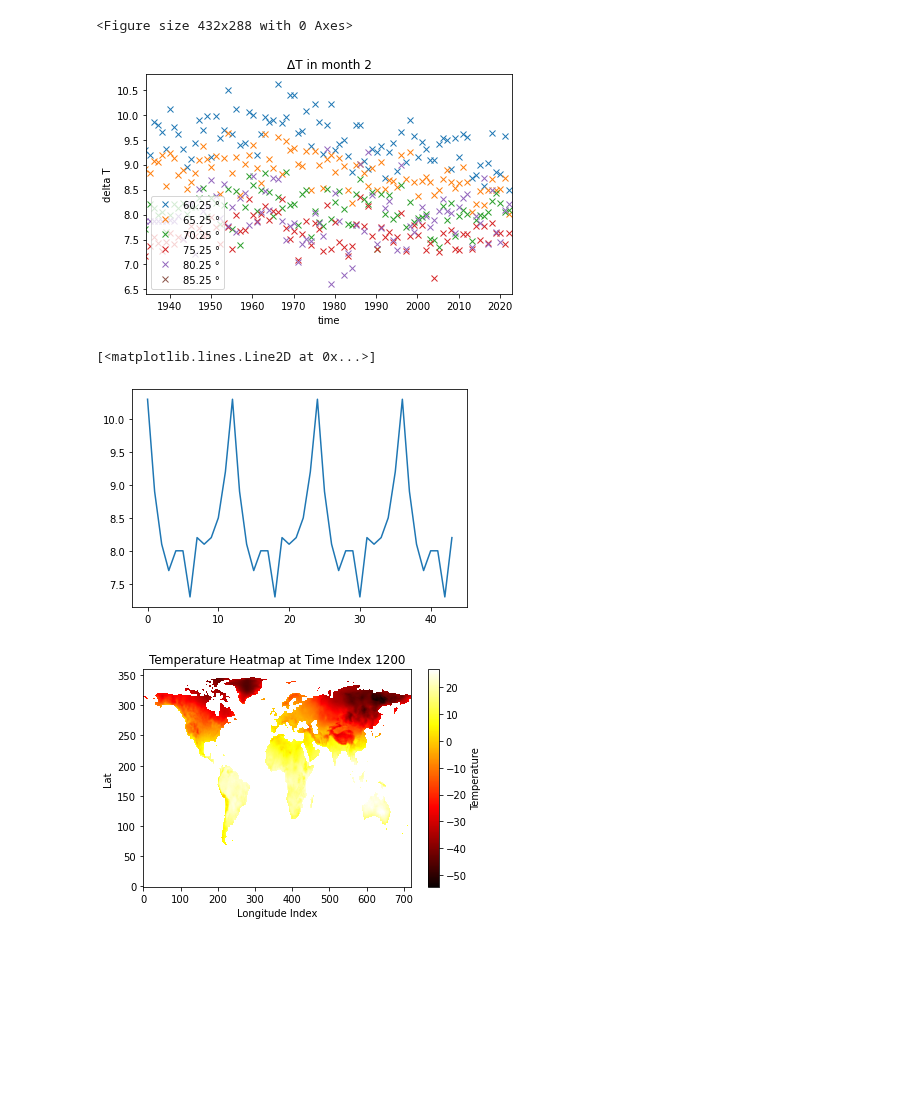
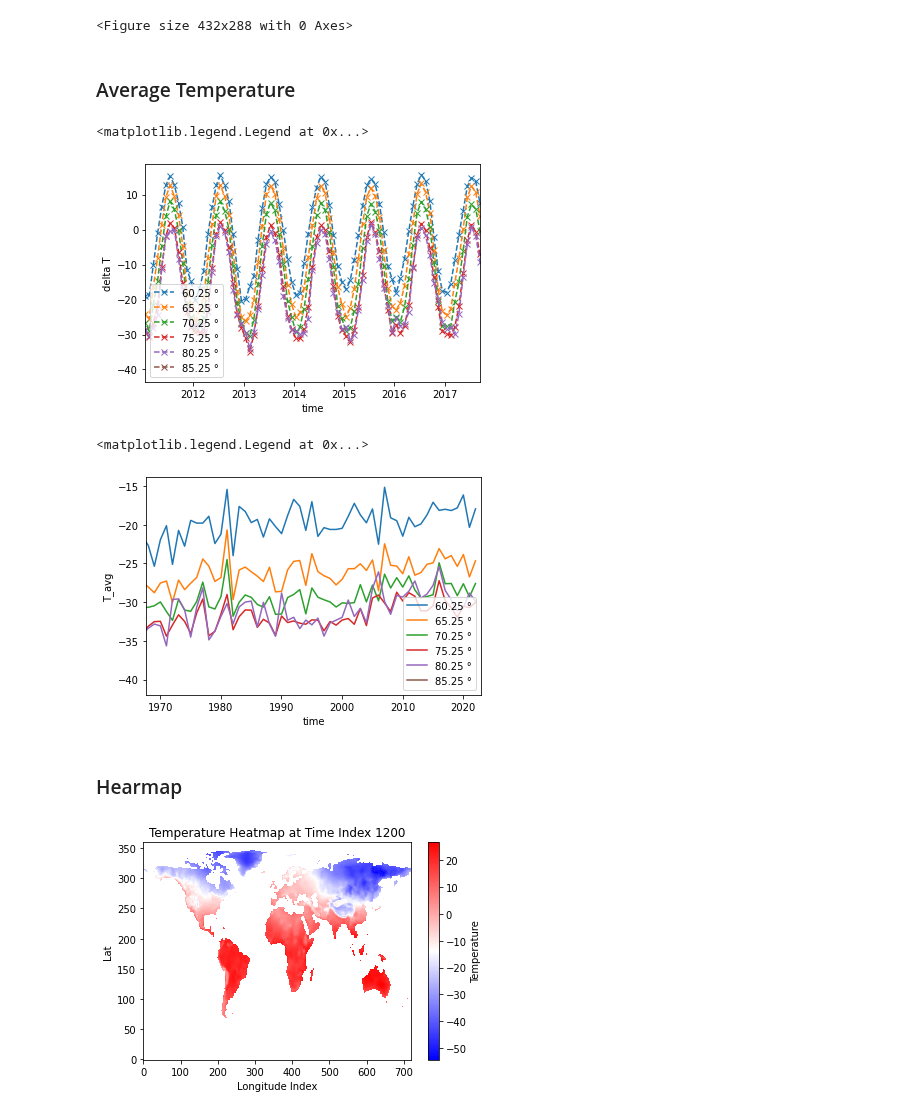
Before and after one commit to LeoausderDose/Praktikum_AWI, a Jupyter notebook: ImportTMax.ipynb, the cells around one changed output. Drawn from its saved outputs; the diff is of its cells as text; code cells hidden in the pictures; blank space fills up the shorter version.

Commit message:
Avg Plots

```diff
--- a/ImportTMax.ipynb
+++ b/ImportTMax.ipynb
@@ -102,7 +106,7 @@ plt.legend(loc = 3)
 # %%
 # Nach Jahreszeiten selektiert Januar
 
-for i in steps:
+for i in latitude:
     plt.plot(time_values[::12], temperature_difference_Lat.sel(lat = str(i))[::12], label = str(i)+' °')
 
 plt.xlabel('time')
@@ -116,7 +120,7 @@ plt.legend(loc = 3)
 # %%
 # Nach Jahreszeiten selektiert Januar
 
-for i in steps:
+for i in latitude:
     plt.plot(time_values[::12], temperature_difference_Lat.sel(lat = str(i))[::12],ls = '', marker = 'x', label = str(i)+' °')
 
 plt.xlabel('time')
@@ -131,7 +135,7 @@ plt.legend(loc = 3)
 # Nach Jahreszeiten selektiert Januar
 month = 1
 
-for i in steps:
+for i in latitude:
     plt.plot(select_every_12th_with_start(time_values,month), select_every_12th_with_start(temperature_difference_Lat.sel(lat = str(i)),month), label = str(i)+' °')
 
 plt.xlabel('time')
@@ -167,10 +171,10 @@ plt.tight_layout
 # %%
 import matplotlib.pyplot as plt
 
-# Assuming you have defined steps, time_values, and temperature_difference_Lat somewhere above
+# Assuming you have defined latitude, time_values, and temperature_difference_Lat somewhere above
 
 for month in range(1, 13):
-    for i in steps:
+    for i in latitude:
         plt.plot(
             select_every_12th_with_start(time_values, month),
             select_every_12th_with_start(temperature_difference_Lat.sel(lat=str(i)), month),
@@ -191,38 +195,49 @@ for month in range(1, 13):
     plt.clf()  # Clear the plot for the next iteration
 # %% [output]
 <Figure size 432x288 with 0 Axes>
+# %% [markdown]
+### Average Temperature
 # %%
 # Nach Jahreszeiten selektiert Januar
-month = 2
+month = 1
 
-for i in steps:
-    plt.plot(select_every_12th_with_start(time_values,month), select_every_12th_with_start(temperature_difference_Lat.sel(lat = str(i)),month),ls = '', marker = 'x', label = str(i)+' °')
+for i in latitude:
+    plt.plot(time_values, TAvg_Lat.sel(lat = str(i)).tmp,ls = '--', marker = 'x', label = str(i)+' °')
 
 plt.xlabel('time')
 plt.ylabel('delta T')
-plt.title('ΔT in month ' + str(month))
 
-plt.xlim(time_values[400], time_values[-1])
+plt.xlim(time_values[1320], time_values[1400])
 plt.legend(loc = 3)
-
-plt.tight_layout()
 # %% [output]
+<matplotlib.legend.Legend at 0x...>
-[figure, old version]
+[figure, new version]
-# %%
-
-plt.plot(temperature_difference.isel(time =range(3,47, 1),lat = 330, lon = 265))
-# %% [output]
-[<matplotlib.lines.Line2D at 0x...>]
-[figure, removed]
+# %%
+# Nach Jahreszeiten selektiert Januar
+month = 1
+
+for i in latitude:
+    plt.plot(select_every_12th_with_start(time_values,month), select_every_12th_with_start(TAvg_Lat.sel(lat = str(i)).tmp,month), label = str(i)+' °')
+
+plt.xlabel('time')
+plt.ylabel('T_avg')
+
+plt.xlim(time_values[800], time_values[-1])
+plt.legend(loc = 4)
+# %% [output]
+<matplotlib.legend.Legend at 0x...>
+[figure, added]
+# %% [markdown]
+### Hearmap
 # %%
 time_index = 1200
 temperature_data = TMin.isel(time=time_index).tmn#,lon = range(0,260), lat = range(330,360)).tmn
 
-plt.imshow(temperature_data, cmap='hot', origin='lower', aspect='auto')
+plt.imshow(temperature_data, cmap='bwr', origin='lower', aspect='auto')
 plt.colorbar(label='Temperature')
 plt.title(f'Temperature Heatmap at Time Index {time_index}')
 plt.xlabel('Longitude Index')
 plt.ylabel('Lat')
 plt.show()
 # %% [output]
-[figure, old version]
+[figure, new version]
```
Also changed, not shown: parts of 7 cells of this notebook.
